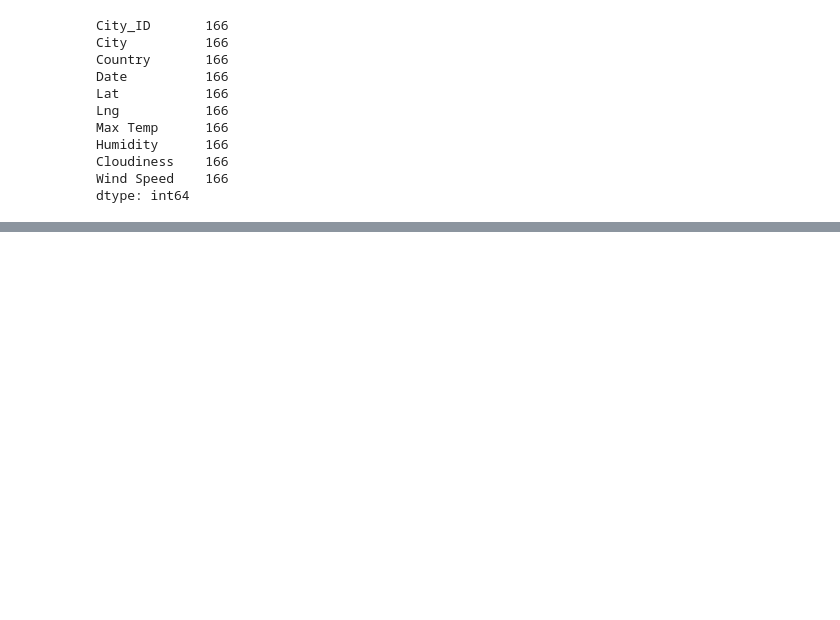
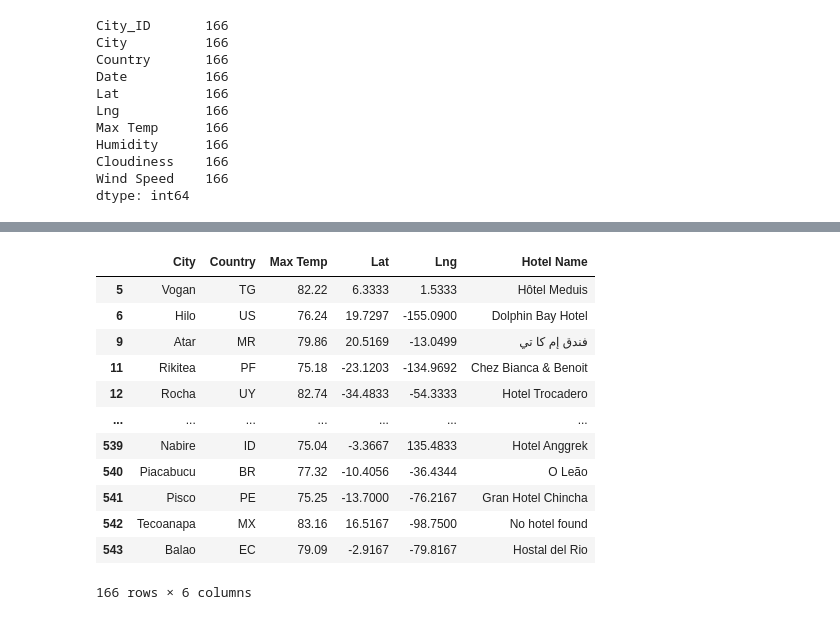
Before and after one commit to mzabrisk/World_Weather_Analysis, a Jupyter notebook: VacationPy.ipynb, the cells around one changed output, grey strips where cells are left out. Saved outputs shown, nothing was run; the diff lists cells and outputs as text; code cells hidden in the pictures; blank space fills up the shorter version.

```diff
--- a/VacationPy.ipynb
+++ b/VacationPy.ipynb
@@ -135,3 +134,8 @@ Humidity      166
 Cloudiness    166
 Wind Speed    166
 dtype: int64
+# %%
+# Creat a new dataframe called hotel_df to store hotel names along with city, country, max temp, and coordnates.
+hotel_df = preferred_cities_df[['City', 'Country', 'Max Temp', 'Lat', 'Lng']].copy()
+hotel_df['Hotel Name'] = ''
+hotel_df.head()
@@ -137,0 +212,16 @@ dtype: int64
+# %%
+hotel_df
+# %% [output]
+|  | City | Country | Max Temp | Lat | Lng | Hotel Name |
+| 5 | Vogan | TG | 82.22 | 6.3333 | 1.5333 | Hôtel Meduis |
+| 6 | Hilo | US | 76.24 | 19.7297 | -155.0900 | Dolphin Bay Hotel |
+| 9 | Atar | MR | 79.86 | 20.5169 | -13.0499 | فندق إم كا تي |
+| 11 | Rikitea | PF | 75.18 | -23.1203 | -134.9692 | Chez Bianca & Benoit |
+| 12 | Rocha | UY | 82.74 | -34.4833 | -54.3333 | Hotel Trocadero |
+| ... | ... | ... | ... | ... | ... | ... |
+| 539 | Nabire | ID | 75.04 | -3.3667 | 135.4833 | Hotel Anggrek |
+| 540 | Piacabucu | BR | 77.32 | -10.4056 | -36.4344 | O Leão |
+| 541 | Pisco | PE | 75.25 | -13.7000 | -76.2167 | Gran Hotel Chincha |
+| 542 | Tecoanapa | MX | 83.16 | 16.5167 | -98.7500 | No hotel found |
+| 543 | Balao | EC | 79.09 | -2.9167 | -79.8167 | Hostal del Rio |
+166 rows × 6 columns
```
Also changed, not shown: parts of 4 cells of this notebook, 1 other file.
